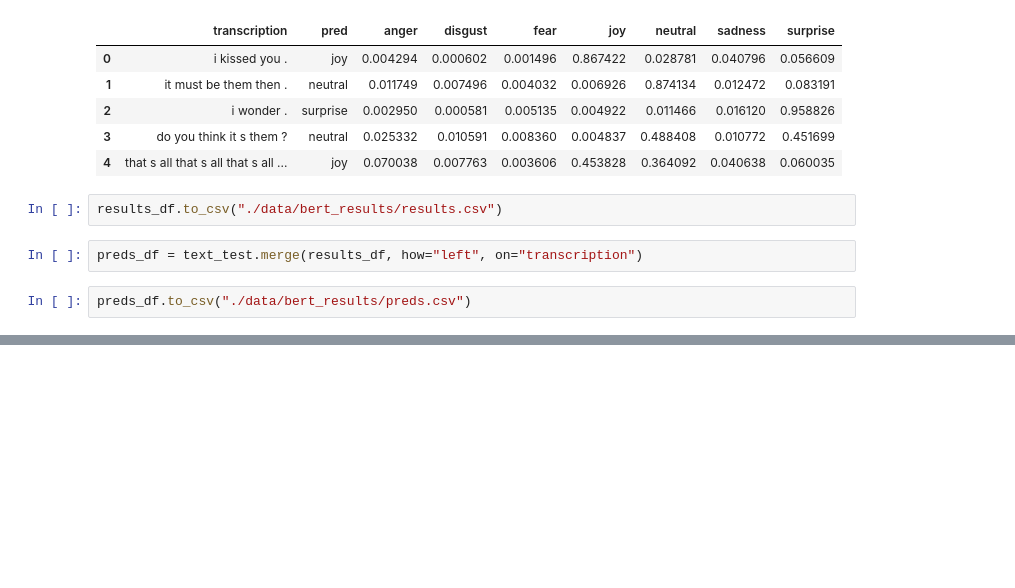
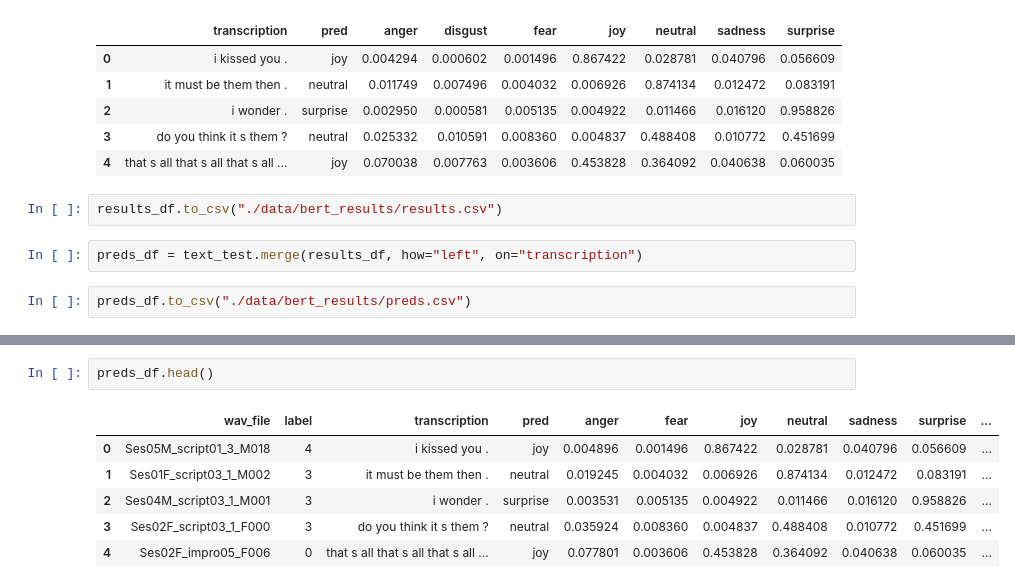
Before and after one commit to haguy77/multimodal-speech-emotion-recognition, a Jupyter notebook: 7_1_sentence_bert_classification.ipynb, the cells around one changed output, grey strips where cells are left out. Drawn from its saved outputs; the diff is of its cells as text; blank space fills up the shorter version.

```diff
--- a/7_1_sentence_bert_classification.ipynb
+++ b/7_1_sentence_bert_classification.ipynb
@@ -100,0 +120,9 @@ preds_df.to_csv("./data/bert_results/preds.csv")
+# %%
+preds_df.head()
+# %% [output]
+|  | wav_file | label | transcription | pred | anger | fear | joy | neutral | sadness | surprise | ... |
+| 0 | Ses05M_script01_3_M018 | 4 | i kissed you . | joy | 0.004896 | 0.001496 | 0.867422 | 0.028781 | 0.040796 | 0.056609 | ... |
+| 1 | Ses01F_script03_1_M002 | 3 | it must be them then . | neutral | 0.019245 | 0.004032 | 0.006926 | 0.874134 | 0.012472 | 0.083191 | ... |
+| 2 | Ses04M_script03_1_M001 | 3 | i wonder . | surprise | 0.003531 | 0.005135 | 0.004922 | 0.011466 | 0.016120 | 0.958826 | ... |
+| 3 | Ses02F_script03_1_F000 | 3 | do you think it s them ? | neutral | 0.035924 | 0.008360 | 0.004837 | 0.488408 | 0.010772 | 0.451699 | ... |
+| 4 | Ses02F_impro05_F006 | 0 | that s all that s all that s all ... | joy | 0.077801 | 0.003606 | 0.453828 | 0.364092 | 0.040638 | 0.060035 | ... |
```
Also changed, not shown: parts of 7 cells of this notebook, 1 other file.
